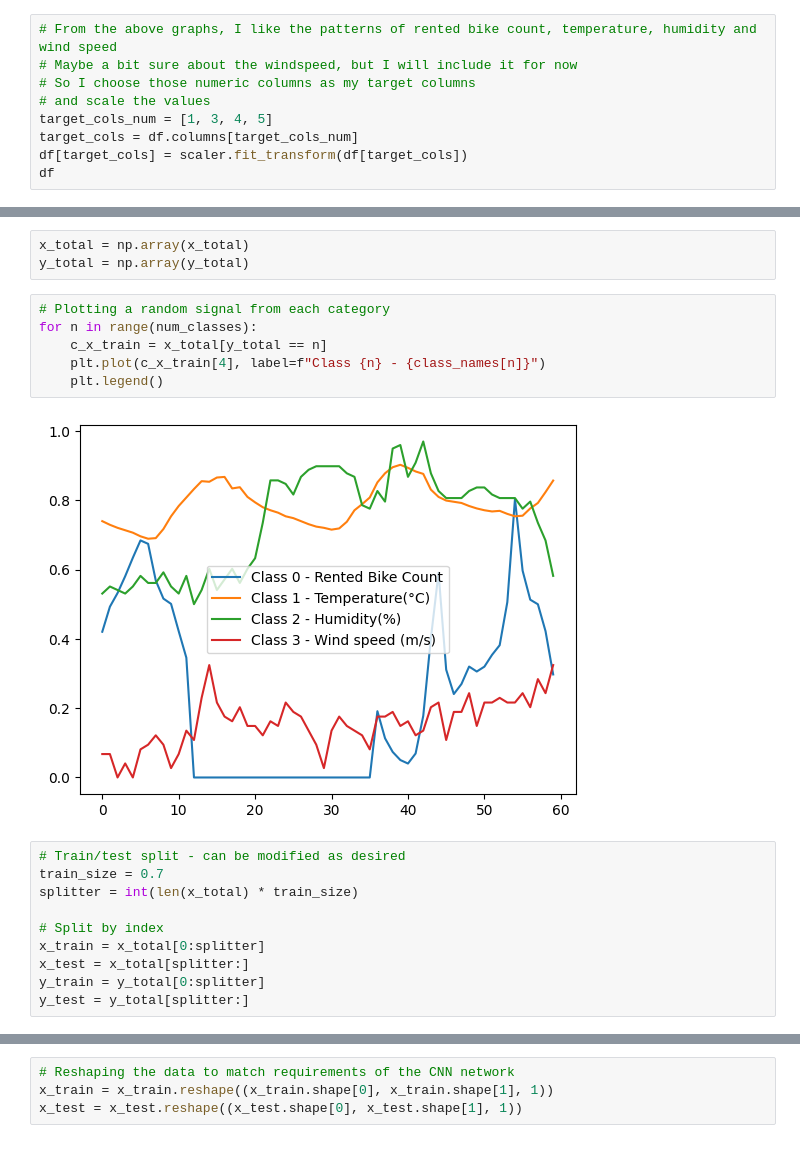
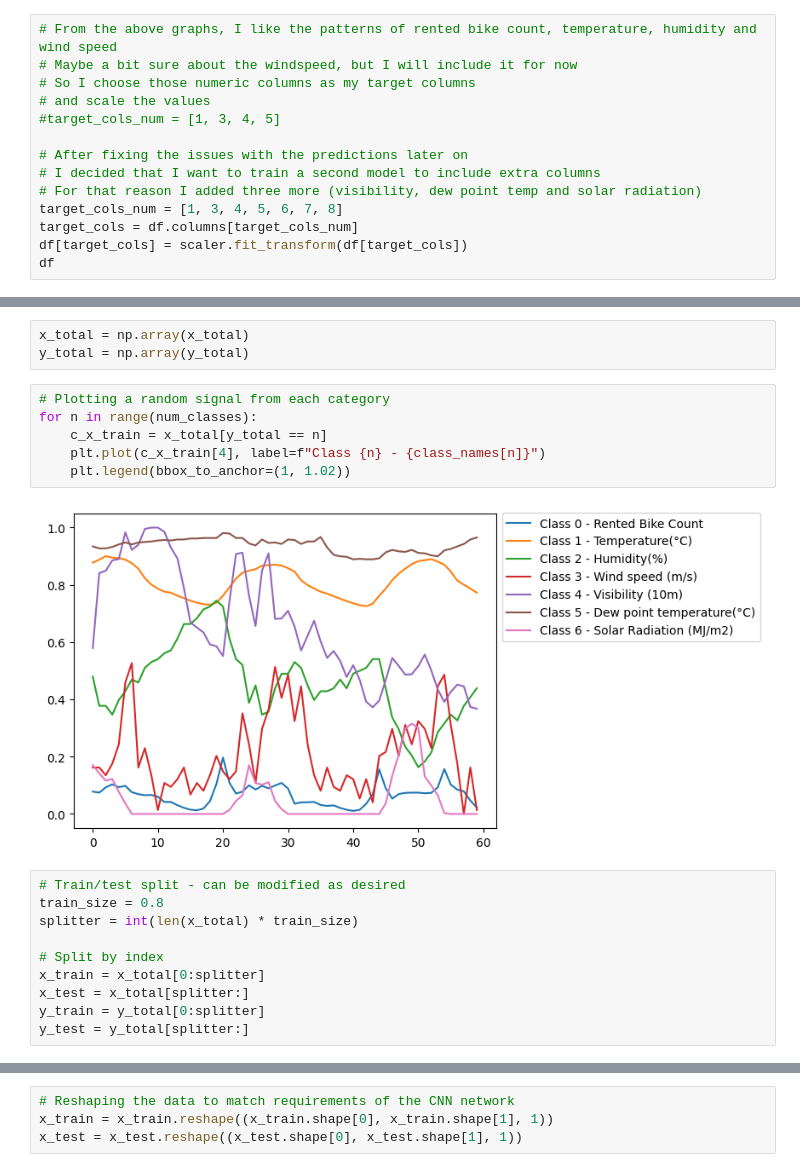
Before and after one commit to tomcordruw/DeepLearning2024, a Jupyter notebook: exercise3/timeseries_cnn_classification.ipynb, the cells around one changed output, grey strips where cells are left out. Drawn from its saved outputs; the diff is of its cells as text.

```diff
--- a/exercise3/timeseries_cnn_classification.ipynb
+++ b/exercise3/timeseries_cnn_classification.ipynb
@@ -121,7 +122,12 @@ for i, col in enumerate(df.columns):
 # Maybe a bit sure about the windspeed, but I will include it for now
 # So I choose those numeric columns as my target columns
 # and scale the values
-target_cols_num = [1, 3, 4, 5]
+#target_cols_num = [1, 3, 4, 5]
+
+# After fixing the issues with the predictions later on
+# I decided that I want to train a second model to include extra columns
+# For that reason I added three more (visibility, dew point temp and solar radiation)
+target_cols_num = [1, 3, 4, 5, 6, 7, 8]
 target_cols = df.columns[target_cols_num]
 df[target_cols] = scaler.fit_transform(df[target_cols])
 df
@@ -307,14 +319,14 @@ y_total = np.array(y_total)
 # %%
 # Plotting a random signal from each category
 for n in range(num_classes):
     c_x_train = x_total[y_total == n]
     plt.plot(c_x_train[4], label=f"Class {n} - {class_names[n]}")
-    plt.legend()
+    plt.legend(bbox_to_anchor=(1, 1.02))
 # %% [output]
-[figure, old version]
+[figure, new version]
 # %%
 # Train/test split - can be modified as desired
-train_size = 0.7
+train_size = 0.8
 splitter = int(len(x_total) * train_size)
 
 # Split by index
```
Also changed, not shown: parts of 29 cells of this notebook, 2 other files.
